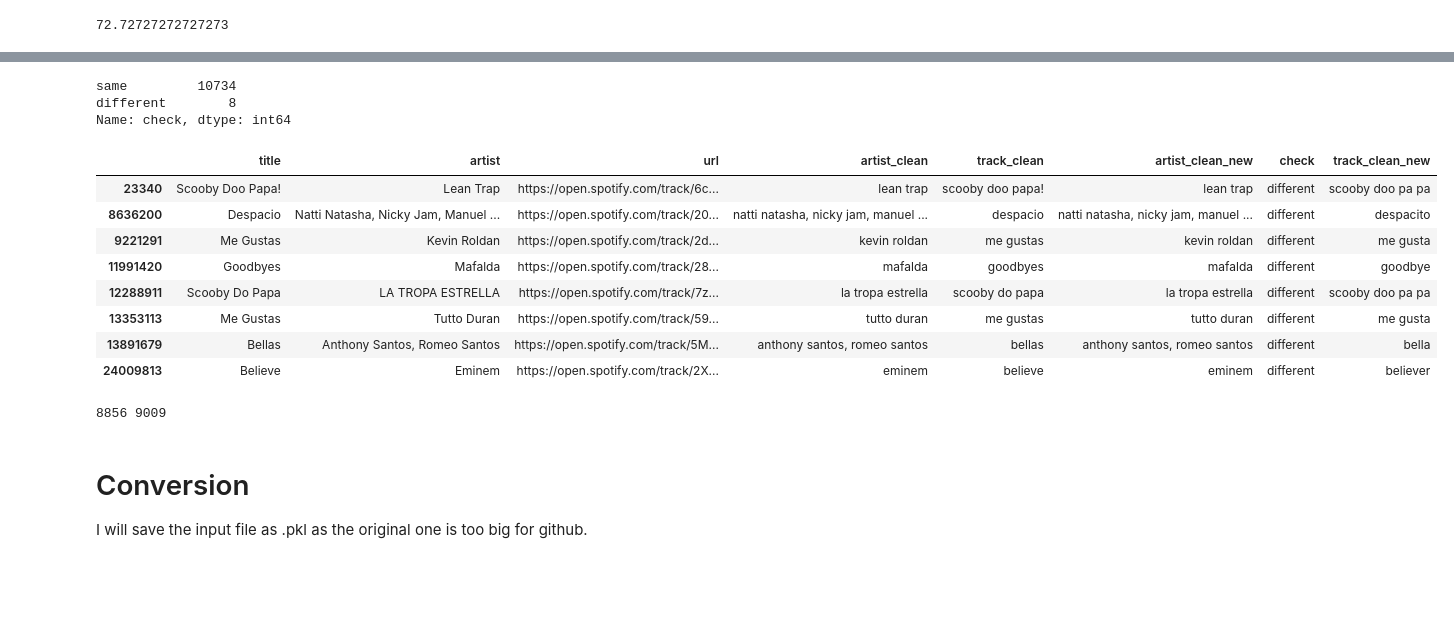
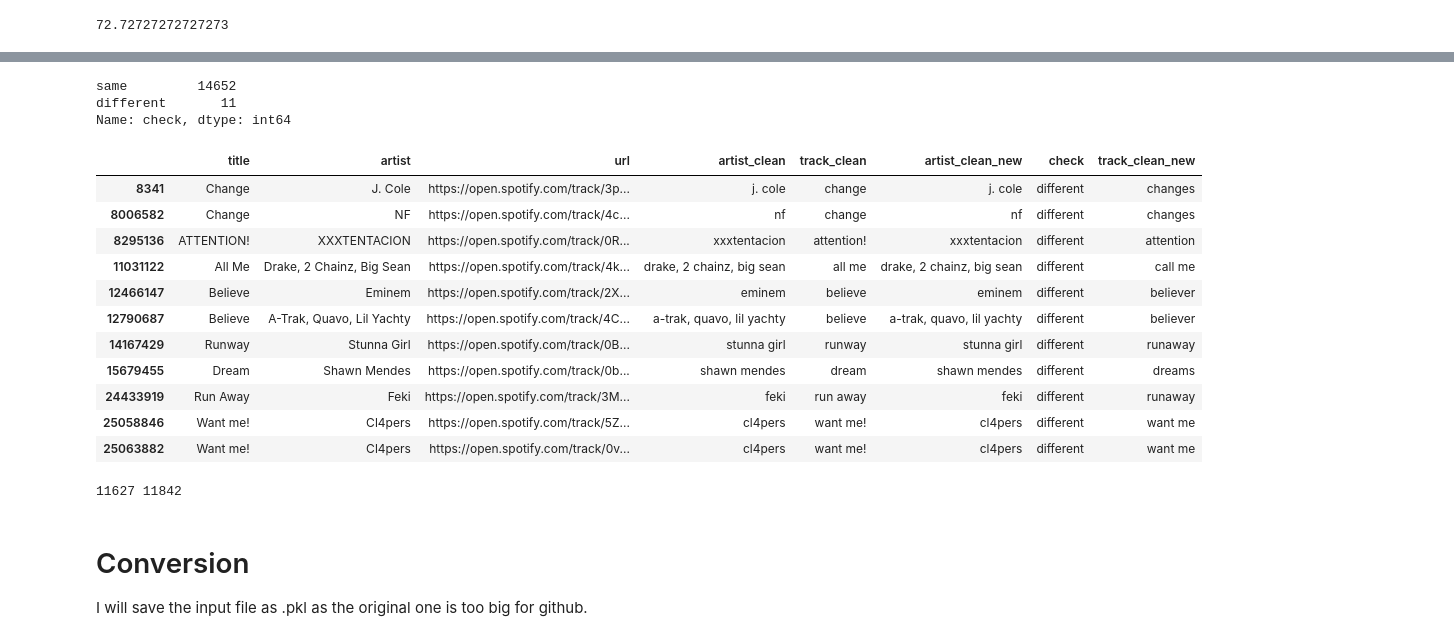
Before and after one commit to annassanchez/ETL_project, a Jupyter notebook: notebooks/1-extraction_cleaning_csv.ipynb, the cells around one changed output, grey strips where cells are left out. Cells and saved outputs as stored; diff of their text form; code cells hidden in the pictures; blank space fills up the shorter version.

Commit message:
changing country base

```diff
--- a/notebooks/1-extraction_cleaning_csv.ipynb
+++ b/notebooks/1-extraction_cleaning_csv.ipynb
@@ -269,4 +293,4 @@ Length: 5797, dtype: int64
 # %%
-data_spain['check'] = np.where(data_spain['artist_clean_new'] == data_spain['artist_clean'], 'same', 'different' )
-data_spain['check'].value_counts()
+data_usa['check'] = np.where(data_usa['artist_clean_new'] == data_usa['artist_clean'], 'same', 'different' )
+data_usa['check'].value_counts()
 # %% [output]
@@ -311,7 +341,7 @@ fuzz.ratio(
 # %% [output]
 72.72727272727273
 # %%
-cuenta_tracks = Counter(track for track in data_spain['track_clean'])
+cuenta_tracks = Counter(track for track in data_usa['track_clean'])
 print(len(cuenta_tracks))
 cuenta_tracks
 # %% [output]
@@ -374,6 +404,6 @@ def parecido_tracks(col, dict_tracks):
 # %%
 tqdm.pandas()
 
-data_spain['track_clean_new'] = data_spain.progress_apply(lambda x: parecido_tracks(x['track_clean'], dict_tracks), axis=1)
-data_spain[['track_clean','track_clean_new']].value_counts()
+data_usa['track_clean_new'] = data_usa.progress_apply(lambda x: parecido_tracks(x['track_clean'], dict_tracks), axis=1)
+data_usa[['track_clean','track_clean_new']].value_counts()
 # %% [output]
@@ -393,26 +423,29 @@ Length: 8863, dtype: int64
 # %%
-data_spain['check'] = np.where(data_spain['track_clean_new'] == data_spain['track_clean'], 'same', 'different')
-data_spain['check'].value_counts()
+data_usa['check'] = np.where(data_usa['track_clean_new'] == data_usa['track_clean'], 'same', 'different')
+data_usa['check'].value_counts()
 # %% [output]
-same         10734
-different        8
+same         14652
+different       11
 Name: check, dtype: int64
 # %%
-data_spain[data_spain['check'] == 'different']
+data_usa[data_usa['check'] == 'different']
 # %% [output]
 |  | title | artist | url | artist_clean | track_clean | artist_clean_new | check | track_clean_new |
-| 23340 | Scooby Doo Papa! | Lean Trap | https://open.spotify.com/track/6c... | lean trap | scooby doo papa! | lean trap | different | scooby doo pa pa |
-| 8636200 | Despacio | Natti Natasha, Nicky Jam, Manuel ... | https://open.spotify.com/track/20... | natti natasha, nicky jam, manuel ... | despacio | natti natasha, nicky jam, manuel ... | different | despacito |
-| 9221291 | Me Gustas | Kevin Roldan | https://open.spotify.com/track/2d... | kevin roldan | me gustas | kevin roldan | different | me gusta |
-| 11991420 | Goodbyes | Mafalda | https://open.spotify.com/track/28... | mafalda | goodbyes | mafalda | different | goodbye |
-| 12288911 | Scooby Do Papa | LA TROPA ESTRELLA | https://open.spotify.com/track/7z... | la tropa estrella | scooby do papa | la tropa estrella | different | scooby doo pa pa |
-| 13353113 | Me Gustas | Tutto Duran | https://open.spotify.com/track/59... | tutto duran | me gustas | tutto duran | different | me gusta |
-| 13891679 | Bellas | Anthony Santos, Romeo Santos | https://open.spotify.com/track/5M... | anthony santos, romeo santos | bellas | anthony santos, romeo santos | different | bella |
-| 24009813 | Believe | Eminem | https://open.spotify.com/track/2X... | eminem | believe | eminem | different | believer |
+| 8341 | Change | J. Cole | https://open.spotify.com/track/3p... | j. cole | change | j. cole | different | changes |
+| 8006582 | Change | NF | https://open.spotify.com/track/4c... | nf | change | nf | different | changes |
+| 8295136 | ATTENTION! | XXXTENTACION | https://open.spotify.com/track/0R... | xxxtentacion | attention! | xxxtentacion | different | attention |
+| 11031122 | All Me | Drake, 2 Chainz, Big Sean | https://open.spotify.com/track/4k... | drake, 2 chainz, big sean | all me | drake, 2 chainz, big sean | different | call me |
+| 12466147 | Believe | Eminem | https://open.spotify.com/track/2X... | eminem | believe | eminem | different | believer |
+| 12790687 | Believe | A-Trak, Quavo, Lil Yachty | https://open.spotify.com/track/4C... | a-trak, quavo, lil yachty | believe | a-trak, quavo, lil yachty | different | believer |
+| 14167429 | Runway | Stunna Girl | https://open.spotify.com/track/0B... | stunna girl | runway | stunna girl | different | runaway |
+| 15679455 | Dream | Shawn Mendes | https://open.spotify.com/track/0b... | shawn mendes | dream | shawn mendes | different | dreams |
+| 24433919 | Run Away | Feki | https://open.spotify.com/track/3M... | feki | run away | feki | different | runaway |
+| 25058846 | Want me! | Cl4pers | https://open.spotify.com/track/5Z... | cl4pers | want me! | cl4pers | different | want me |
+| 25063882 | Want me! | Cl4pers | https://open.spotify.com/track/0v... | cl4pers | want me! | cl4pers | different | want me |
 # %%
-print(len(data_spain['track_clean_new'].unique().tolist()), len(data_spain['title'].unique().tolist()))
+print(len(data_usa['track_clean_new'].unique().tolist()), len(data_usa['title'].unique().tolist()))
 # %% [output]
-8856 9009
+11627 11842
 # %% [markdown]
 # Conversion
 I will save the input file as .pkl as the original one is too big for github.
```
Also changed, not shown: parts of 35 cells of this notebook.
